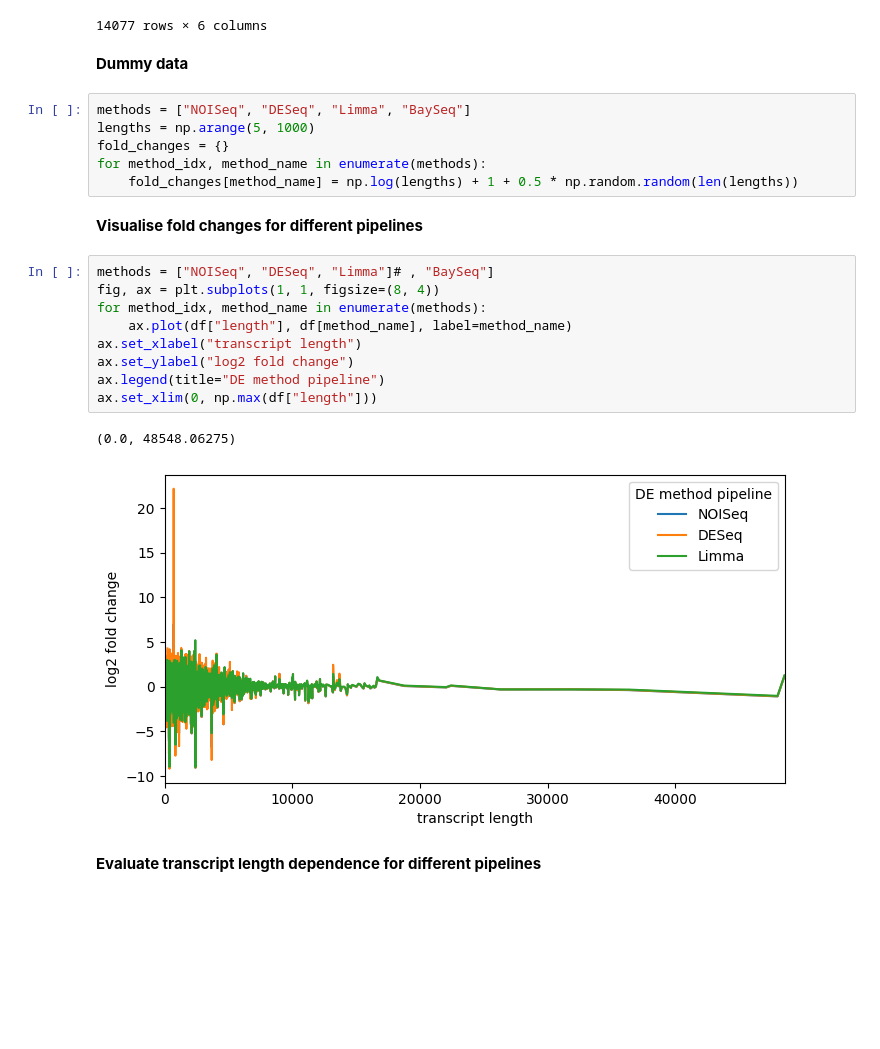
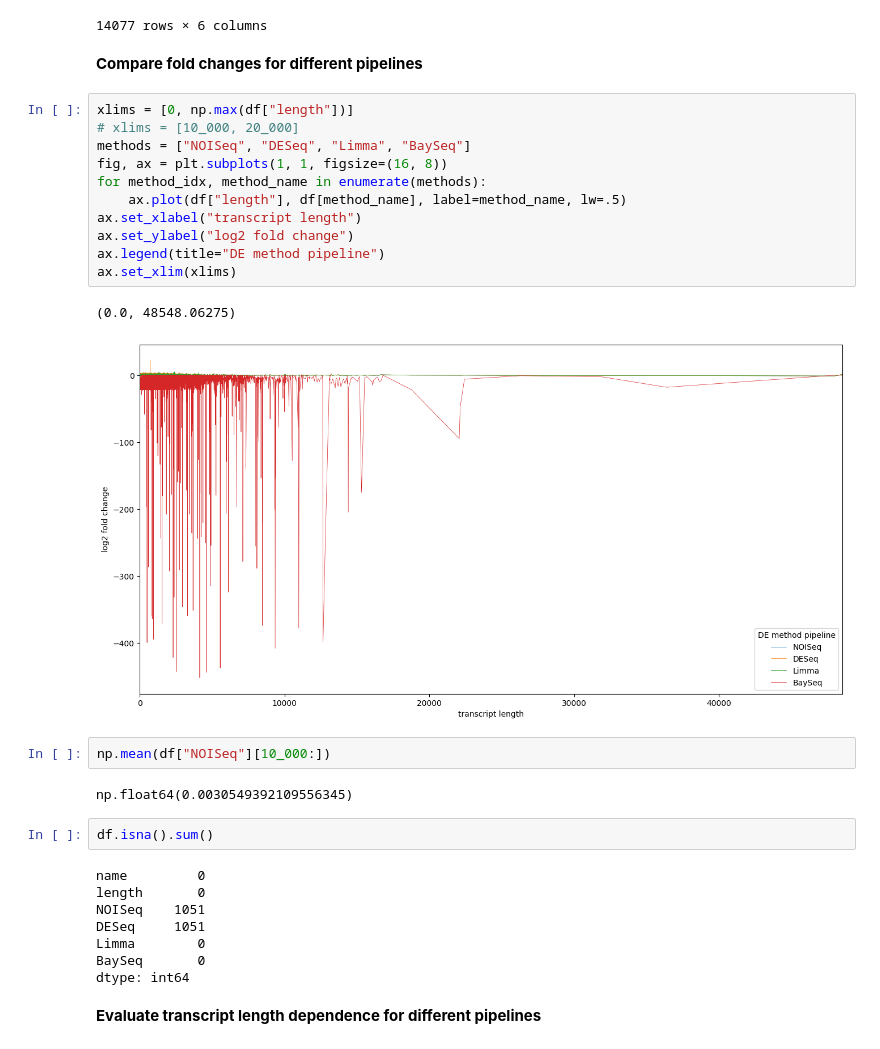
Before and after one commit to CBL2024/bioinformatics, a Jupyter notebook: pipeline_comparison.ipynb, the cells around one changed output. Drawn from its saved outputs; the diff is of its cells as text; blank space fills up the shorter version.

```diff
--- a/pipeline_comparison.ipynb
+++ b/pipeline_comparison.ipynb
@@ -143,28 +143,36 @@ df
 | 11174 | FBgn0053196 | 47999.048662 | -1.110242 | -1.094644 | -1.048076 | -0.001775 |
 | 10986 | FBgn0052580 | 48548.062750 | 1.175266 | 1.192433 | 1.246275 | -0.000200 |
 14077 rows × 6 columns
-# %% [markdown]
-**Dummy data**
-# %%
-methods = ["NOISeq", "DESeq", "Limma", "BaySeq"]
-lengths = np.arange(5, 1000)
-fold_changes = {}
-for method_idx, method_name in enumerate(methods):
-    fold_changes[method_name] = np.log(lengths) + 1 + 0.5 * np.random.random(len(lengths))
 # %% [markdown]
-**Visualise fold changes for different pipelines**
+**Compare fold changes for different pipelines**
 # %%
-methods = ["NOISeq", "DESeq", "Limma"]# , "BaySeq"]
-fig, ax = plt.subplots(1, 1, figsize=(8, 4))
+xlims = [0, np.max(df["length"])]
+# xlims = [10_000, 20_000]
+methods = ["NOISeq", "DESeq", "Limma", "BaySeq"]
+fig, ax = plt.subplots(1, 1, figsize=(16, 8))
 for method_idx, method_name in enumerate(methods):
-    ax.plot(df["length"], df[method_name], label=method_name)
+    ax.plot(df["length"], df[method_name], label=method_name, lw=.5)
 ax.set_xlabel("transcript length")
 ax.set_ylabel("log2 fold change")
 ax.legend(title="DE method pipeline")
-ax.set_xlim(0, np.max(df["length"]))
+ax.set_xlim(xlims)
 # %% [output]
 (0.0, 48548.06275)
-[figure, old version]
+[figure, new version]
+# %%
+np.mean(df["NOISeq"][10_000:])
+# %% [output]
+np.float64(0.0030549392109556345)
+# %%
+df.isna().sum()
+# %% [output]
+name         0
+length       0
+NOISeq    1051
+DESeq     1051
+Limma        0
+BaySeq       0
+dtype: int64
 # %% [markdown]
 **Evaluate transcript length dependence for different pipelines**
 # %%
```
